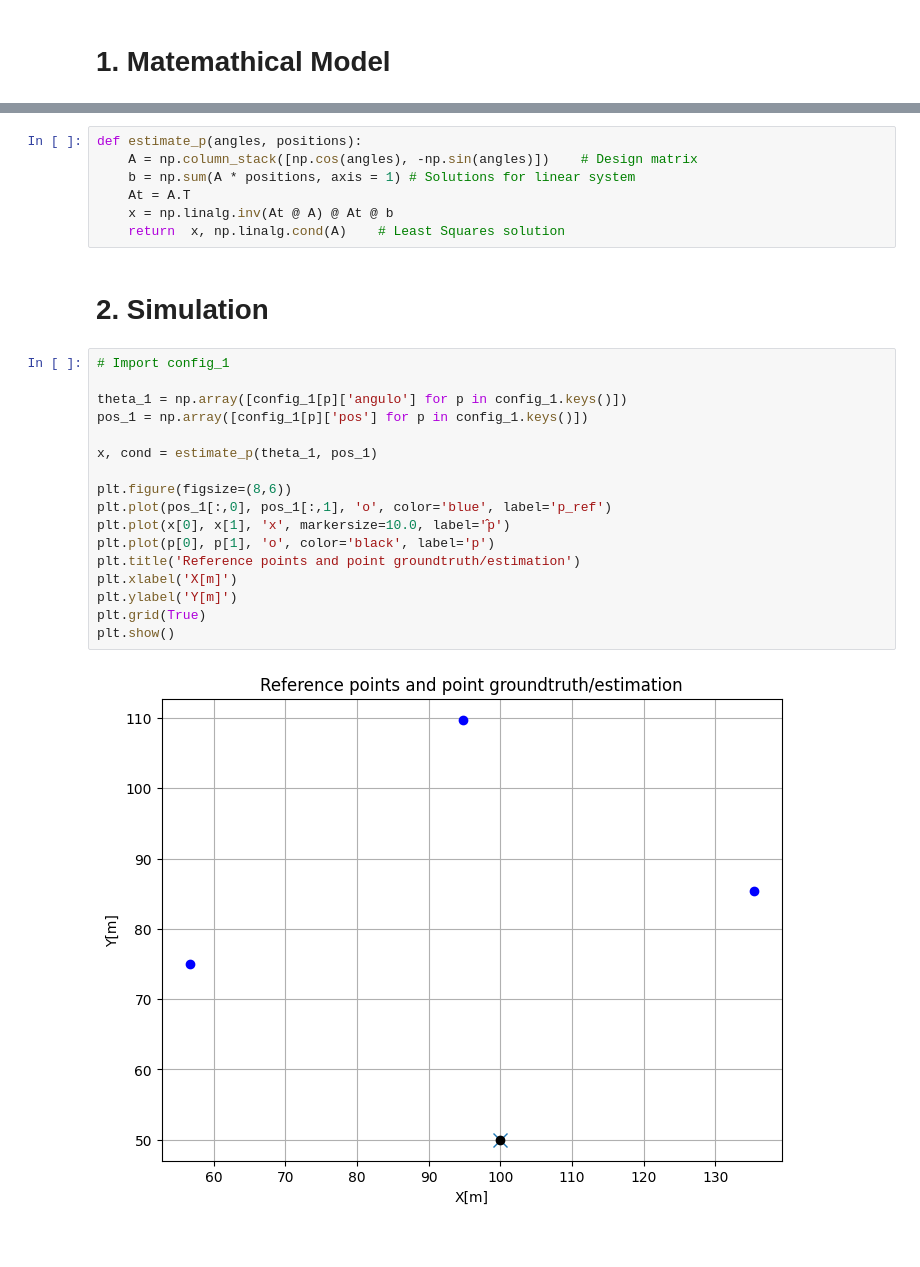
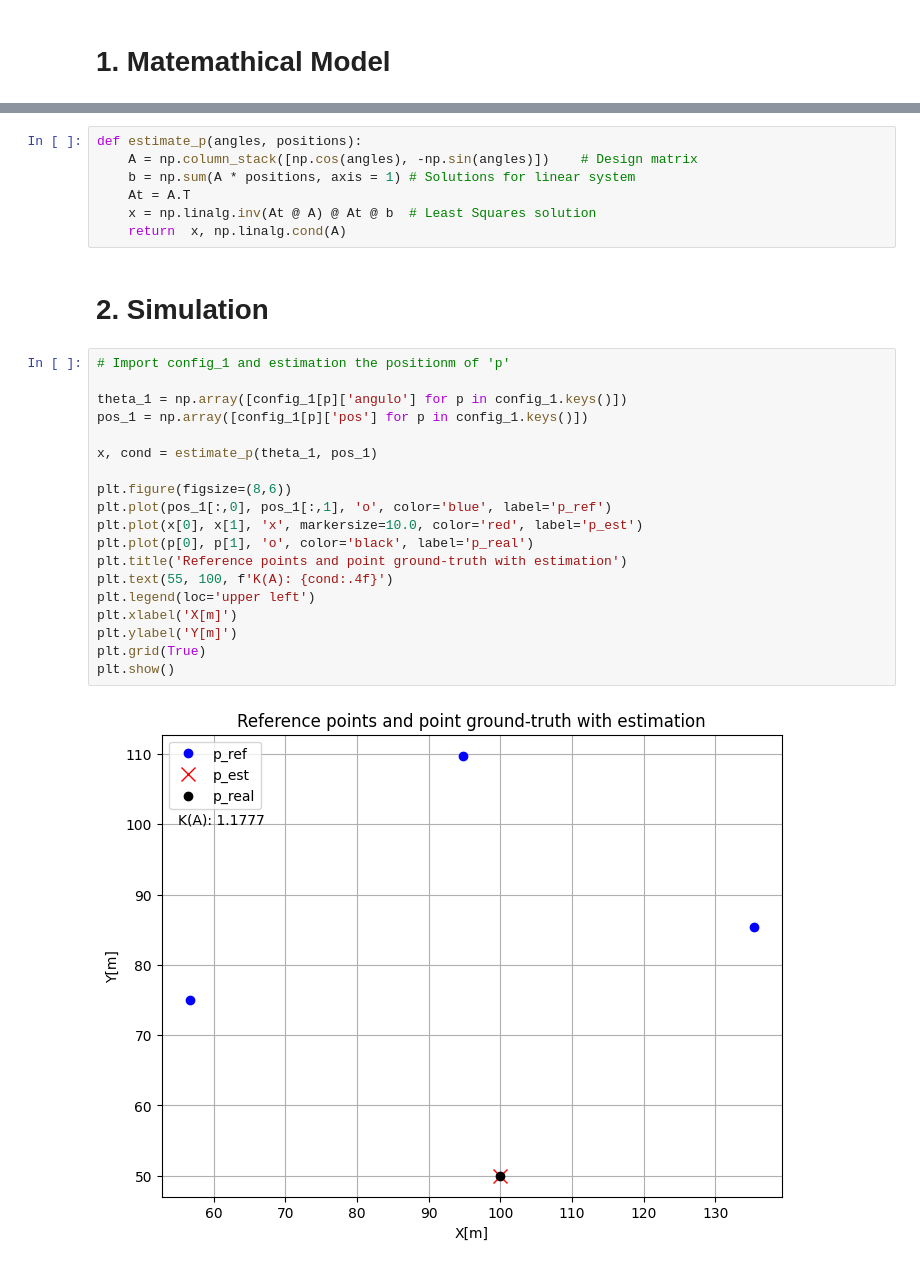
Before and after one commit to Alegarcia049/TP3_INFE, a Jupyter notebook: code.ipynb, the cells around one changed output, grey strips where cells are left out. Cells and saved outputs as stored; diff of their text form.

```diff
--- a/code.ipynb
+++ b/code.ipynb
@@ -41,26 +82,28 @@ def estimate_p(angles, positions):
     A = np.column_stack([np.cos(angles), -np.sin(angles)])    # Design matrix
     b = np.sum(A * positions, axis = 1) # Solutions for linear system
     At = A.T
-    x = np.linalg.inv(At @ A) @ At @ b
-    return  x, np.linalg.cond(A)    # Least Squares solution
+    x = np.linalg.inv(At @ A) @ At @ b  # Least Squares solution
+    return  x, np.linalg.cond(A)
 # %% [markdown]
 # 2. Simulation
 # %%
-# Import config_1
+# Import config_1 and estimation the positionm of 'p'
 
 theta_1 = np.array([config_1[p]['angulo'] for p in config_1.keys()])
 pos_1 = np.array([config_1[p]['pos'] for p in config_1.keys()])
 
 x, cond = estimate_p(theta_1, pos_1)
 
 plt.figure(figsize=(8,6))
 plt.plot(pos_1[:,0], pos_1[:,1], 'o', color='blue', label='p_ref')
-plt.plot(x[0], x[1], 'x', markersize=10.0, label='̂p')
-plt.plot(p[0], p[1], 'o', color='black', label='p')
-plt.title('Reference points and point groundtruth/estimation')
+plt.plot(x[0], x[1], 'x', markersize=10.0, color='red', label='p_est')
+plt.plot(p[0], p[1], 'o', color='black', label='p_real')
+plt.title('Reference points and point ground-truth with estimation')
+plt.text(55, 100, f'K(A): {cond:.4f}')
+plt.legend(loc='upper left')
 plt.xlabel('X[m]')
 plt.ylabel('Y[m]')
 plt.grid(True)
 plt.show()
 # %% [output]
-[figure, old version]
+[figure, new version]
```
Also changed, not shown: parts of 6 cells of this notebook, 4 other files.
